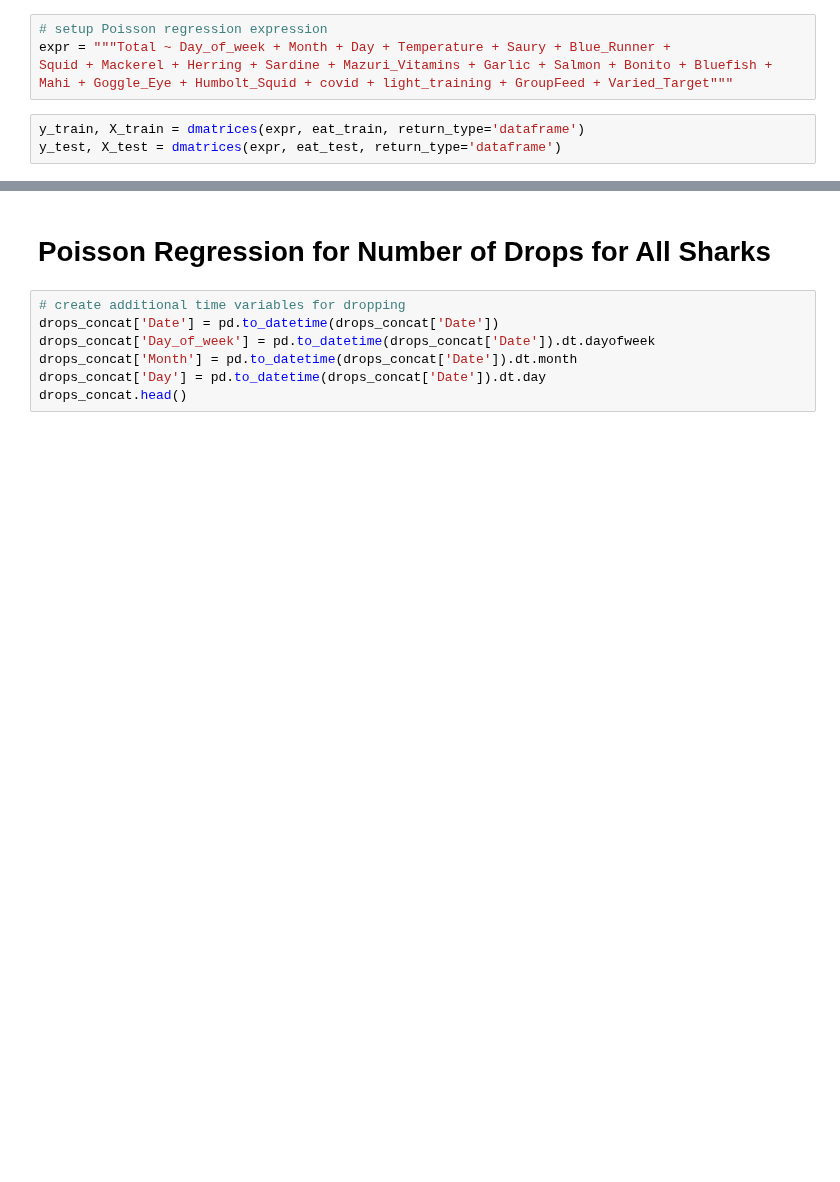
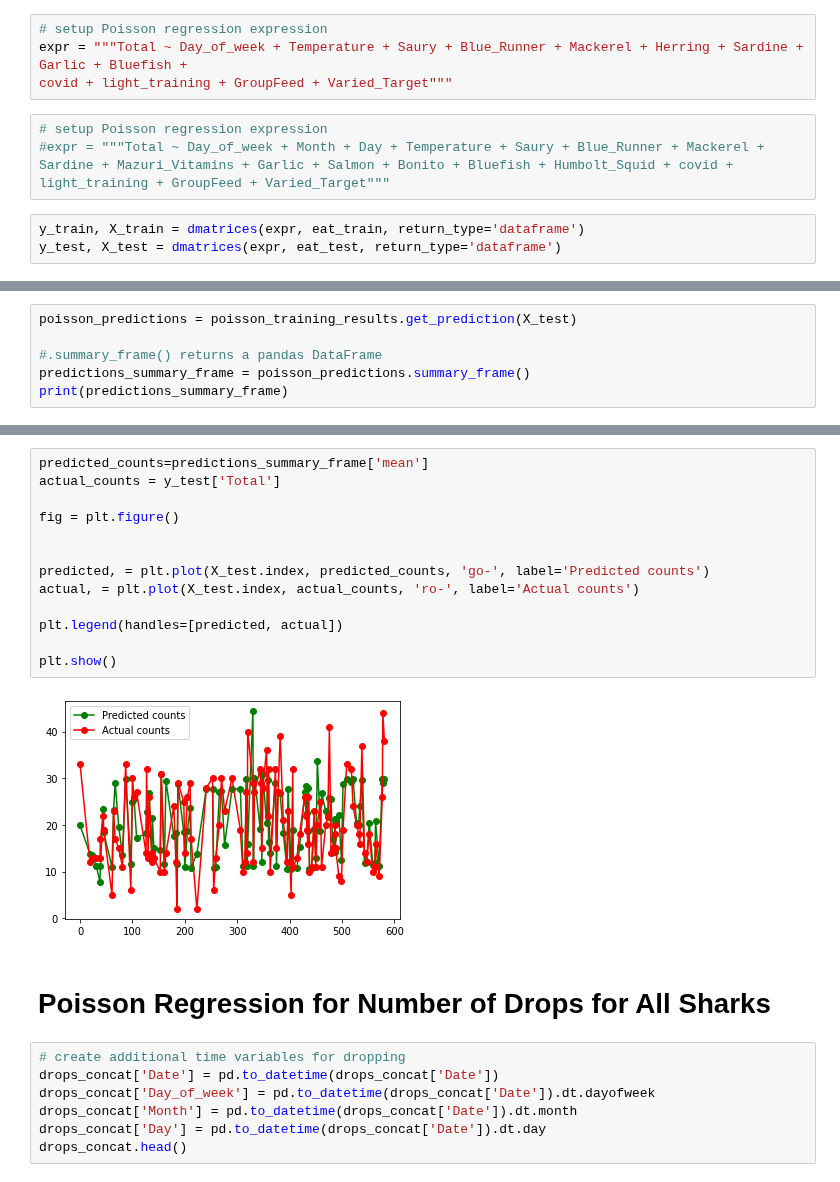
Before and after one commit to Data-Science-in-Business-Fall-2020/final-project-danny_brady_michael, a Jupyter notebook: Poisson_Regression.ipynb, the cells around one changed output, grey strips where cells are left out. Drawn from its saved outputs; the diff is of its cells as text; blank space fills up the shorter version.

Commit message:
Performed BestGLM selection in R, then Transferred best model over to each regression model. Probably still needs work

```diff
--- a/Poisson_Regression.ipynb
+++ b/Poisson_Regression.ipynb
@@ -276,8 +278,10 @@ Testing data set length=117
+# %%
+# setup Poisson regression expression
+expr = """Total ~ Day_of_week + Temperature + Saury + Blue_Runner + Mackerel + Herring + Sardine + Garlic + Bluefish +
+covid + light_training + GroupFeed + Varied_Target"""
 # %%
 # setup Poisson regression expression
-expr = """Total ~ Day_of_week + Month + Day + Temperature + Saury + Blue_Runner +
-Squid + Mackerel + Herring + Sardine + Mazuri_Vitamins + Garlic + Salmon + Bonito + Bluefish +
-Mahi + Goggle_Eye + Humbolt_Squid + covid + light_training + GroupFeed + Varied_Target"""
+#expr = """Total ~ Day_of_week + Month + Day + Temperature + Saury + Blue_Runner + Mackerel + Sardine + Mazuri_Vitamins + Garlic + Salmon + Bonito + Bluefish + Humbolt_Squid + covid + light_training + GroupFeed + Varied_Target"""
 # %%
 y_train, X_train = dmatrices(expr, eat_train, return_type='dataframe')
 y_test, X_test = dmatrices(expr, eat_test, return_type='dataframe')
@@ -307,0 +310,6 @@ Saury, Blue Runner, Mackerel, Herring, Bluefish, Light training, summer, and fal
+# %%
+poisson_predictions = poisson_training_results.get_prediction(X_test)
+
+#.summary_frame() returns a pandas DataFrame
+predictions_summary_frame = poisson_predictions.summary_frame()
+print(predictions_summary_frame)
@@ -308,3 +331,18 @@ Saury, Blue Runner, Mackerel, Herring, Bluefish, Light training, summer, and fal
+# %%
+predicted_counts=predictions_summary_frame['mean']
+actual_counts = y_test['Total']
+
+fig = plt.figure()
+
+
+predicted, = plt.plot(X_test.index, predicted_counts, 'go-', label='Predicted counts')
+actual, = plt.plot(X_test.index, actual_counts, 'ro-', label='Actual counts')
+
+plt.legend(handles=[predicted, actual])
+
+plt.show()
+# %% [output]
+[figure, added]
 # %% [markdown]
 # Poisson Regression for Number of Drops for All Sharks
 # %%
```
Also changed, not shown: parts of 117 cells of this notebook.
